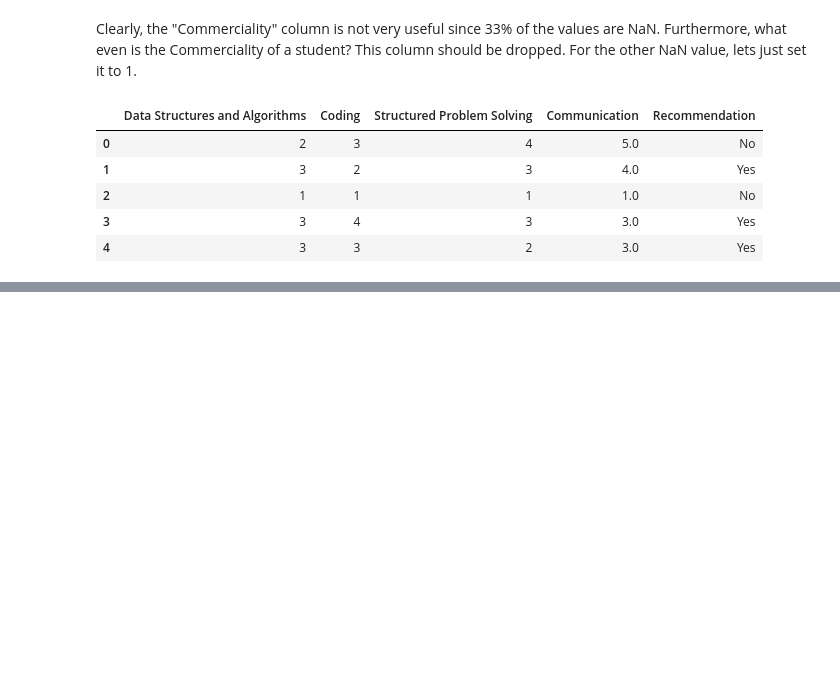
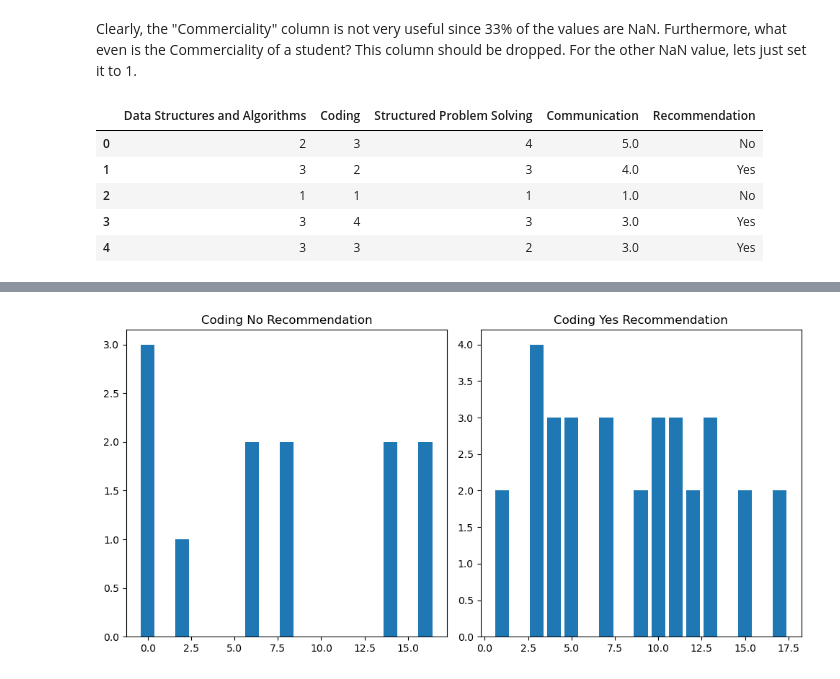
Before and after one commit to rishabh-mandayam/DumbRegressions, a Jupyter notebook: Regressions.ipynb, the cells around one changed output, grey strips where cells are left out. Cells and saved outputs as stored; diff of their text form; code cells hidden in the pictures; blank space fills up the shorter version.

```diff
--- a/Regressions.ipynb
+++ b/Regressions.ipynb
@@ -56,0 +127,18 @@ display(df.head(5))
+# %%
+column_to_plot = 'Coding'
+
+fig, (ax1, ax2) = plt.subplots(1, 2, figsize=(10, 5))
+
+# Plot the first bar plot
+ax1.bar(df_no.index, df_no[column_to_plot], label='No Recommendation')
+ax1.set_title(column_to_plot + ' No Recommendation')
+
+# Plot the second bar plot
+ax2.bar(df_yes.index, df_yes[column_to_plot], label='Yes Recommendation')
+ax2.set_title(column_to_plot + ' Yes Recommendation')
+
+# Show the plots
+plt.tight_layout()
+plt.show()
+# %% [output]
+[figure, added]
```
Also changed, not shown: parts of 29 cells of this notebook.
